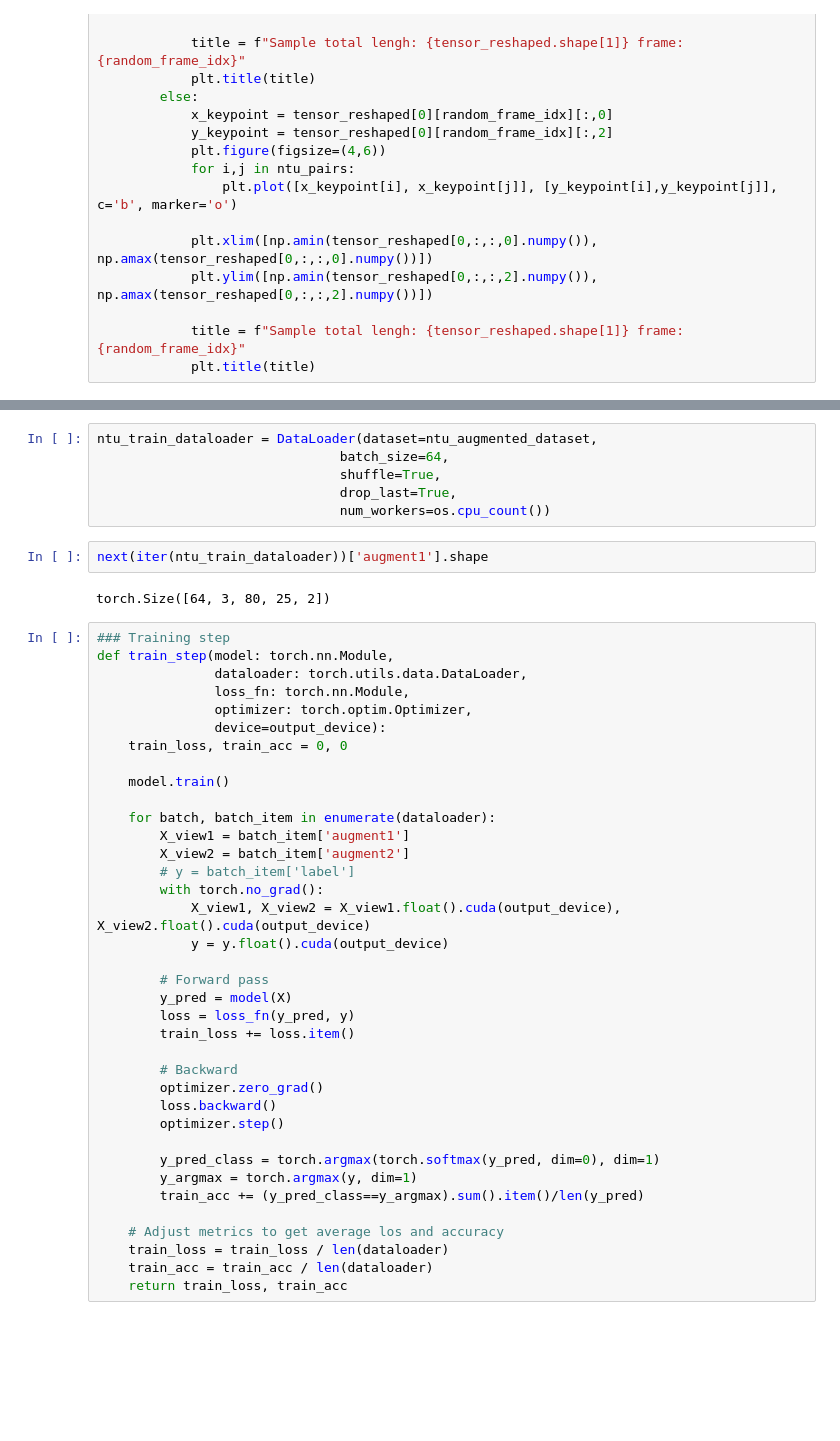
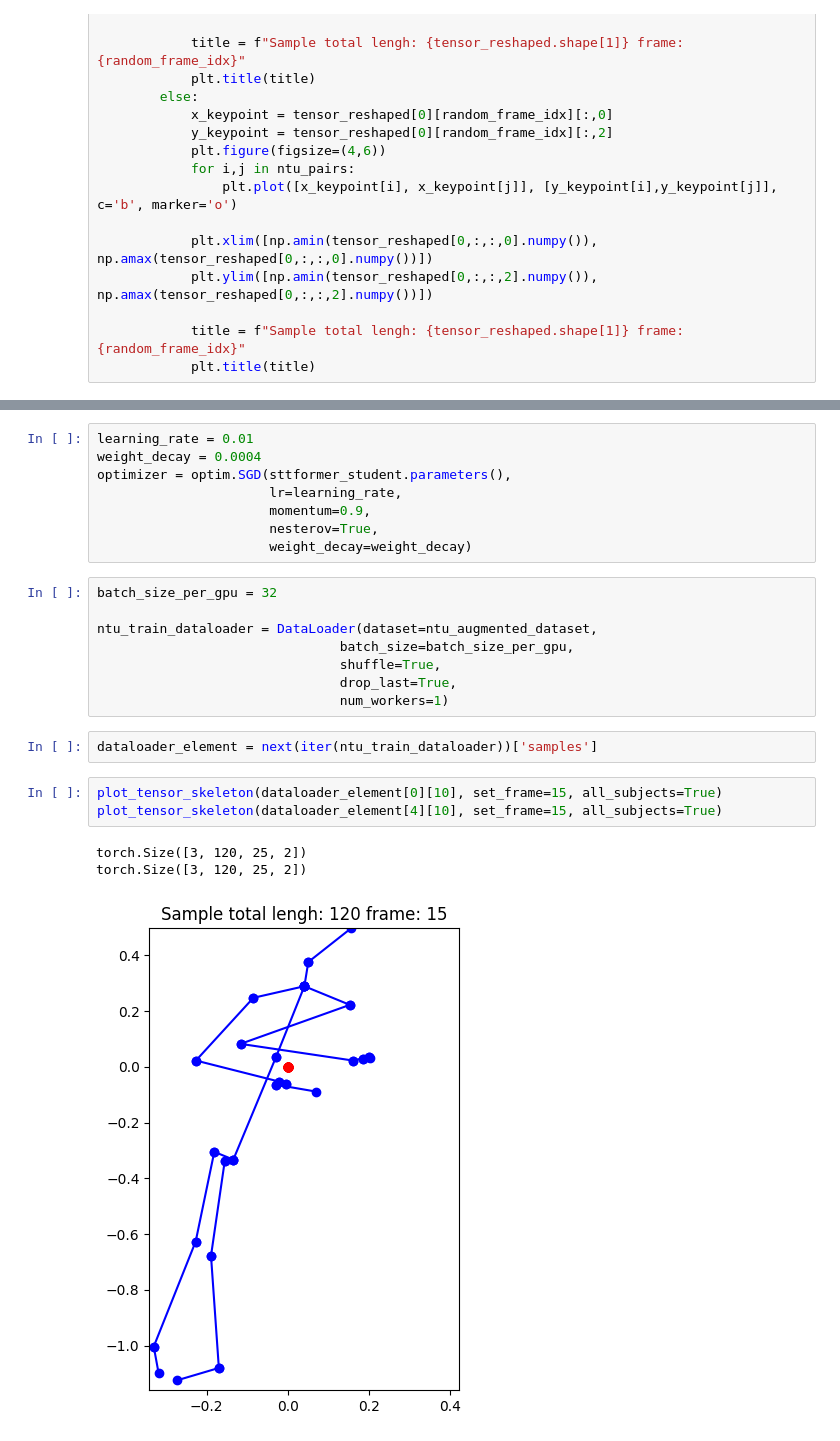
Before and after one commit to sakuragi97/human_skeleton_action_recognition, a Jupyter notebook: STTFormer/DINO_explore.ipynb, the cells around one changed output, grey strips where cells are left out. Drawn from its saved outputs; the diff is of its cells as text; blank space fills up the shorter version.

```diff
--- a/STTFormer/DINO_explore.ipynb
+++ b/STTFormer/DINO_explore.ipynb
@@ -140,47 +227,25 @@ sttformer_model = nn.DataParallel(sttformer_model, device_ids=[output_device,out
+# %%
+learning_rate = 0.01
+weight_decay = 0.0004
+optimizer = optim.SGD(sttformer_student.parameters(),
+                      lr=learning_rate,
+                      momentum=0.9,
+                      nesterov=True,
+                      weight_decay=weight_decay)
 # %%
+batch_size_per_gpu = 32
+
 ntu_train_dataloader = DataLoader(dataset=ntu_augmented_dataset,
-                               batch_size=64,
+                               batch_size=batch_size_per_gpu,
                                shuffle=True,
                                drop_last=True,
-                               num_workers=os.cpu_count())
+                               num_workers=1)
-# %%
-next(iter(ntu_train_dataloader))['augment1'].shape
-# %% [output]
-torch.Size([64, 3, 80, 25, 2])
-# %%
-### Training step
-def train_step(model: torch.nn.Module,
-               dataloader: torch.utils.data.DataLoader,
-               loss_fn: torch.nn.Module,
-               optimizer: torch.optim.Optimizer,
-               device=output_device):
-    train_loss, train_acc = 0, 0
-
-    model.train()
-
-    for batch, batch_item in enumerate(dataloader):
-        X_view1 = batch_item['augment1']
-        X_view2 = batch_item['augment2']
-        # y = batch_item['label']
-        with torch.no_grad():
-            X_view1, X_view2 = X_view1.float().cuda(output_device), X_view2.float().cuda(output_device)
-            y = y.float().cuda(output_device)
-
-        # Forward pass
-        y_pred = model(X)
-        loss = loss_fn(y_pred, y)
-        train_loss += loss.item()
-
-        # Backward
-        optimizer.zero_grad()
-        loss.backward()
-        optimizer.step()
-
-        y_pred_class = torch.argmax(torch.softmax(y_pred, dim=0), dim=1)
-        y_argmax = torch.argmax(y, dim=1)
-        train_acc += (y_pred_class==y_argmax).sum().item()/len(y_pred)
-
-    # Adjust metrics to get average los and accuracy
-    train_loss = train_loss / len(dataloader)
-    train_acc = train_acc / len(dataloader)
-    return train_loss, train_acc
+# %%
+dataloader_element = next(iter(ntu_train_dataloader))['samples']
+# %%
+plot_tensor_skeleton(dataloader_element[0][10], set_frame=15, all_subjects=True)
+plot_tensor_skeleton(dataloader_element[4][10], set_frame=15, all_subjects=True)
+# %% [output]
+torch.Size([3, 120, 25, 2])
+torch.Size([3, 120, 25, 2])
+[figure, added]
```
Also changed, not shown: parts of 17 cells of this notebook, 3 other files.
